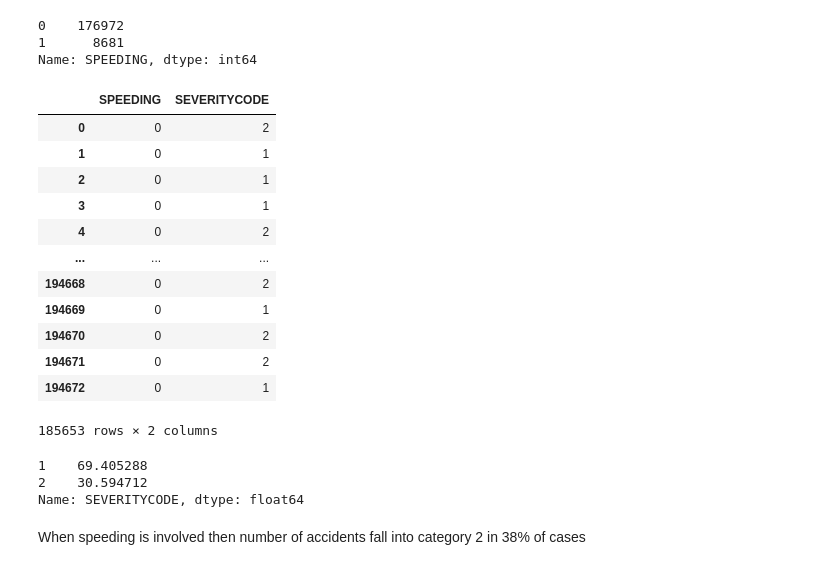
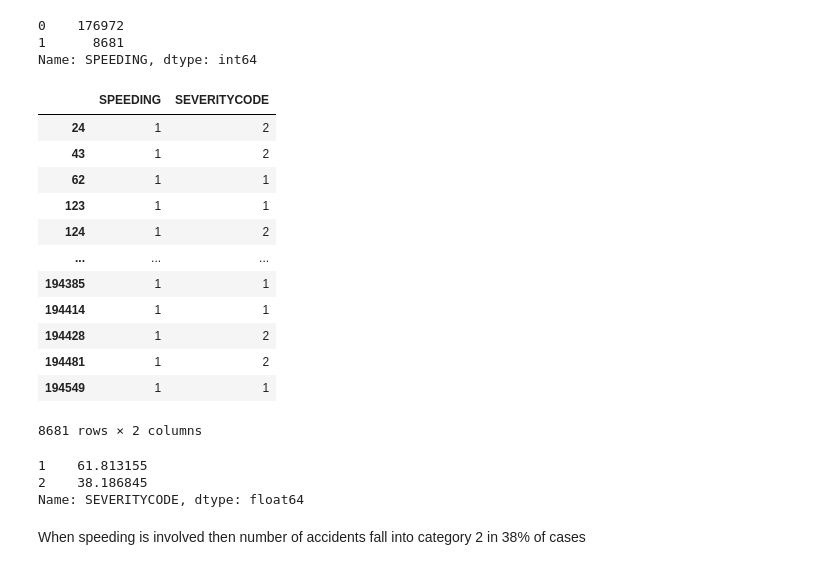
Before and after one commit to hammadyaqoob1985/ibm_capstone_project, a Jupyter notebook: capstone_project.ipynb, the cells around one changed output. Saved outputs shown, nothing was run; the diff lists cells and outputs as text; code cells hidden in the pictures.

```diff
--- a/capstone_project.ipynb
+++ b/capstone_project.ipynb
@@ -70,27 +70,27 @@ df_speeding['SPEEDING'].value_counts()
 Name: SPEEDING, dtype: int64
 # %%
 df_speeding_severity = df_relevant[['SPEEDING','SEVERITYCODE']]
-df_speeding_severity = df_speeding_severity[df_speeding_severity['SPEEDING'].notna()]
+df_speeding_severity = df_speeding_severity[df_speeding_severity['SPEEDING'] == 1]
 df_speeding_severity
 # %% [output]
 |  | SPEEDING | SEVERITYCODE |
-| 0 | 0 | 2 |
-| 1 | 0 | 1 |
-| 2 | 0 | 1 |
-| 3 | 0 | 1 |
-| 4 | 0 | 2 |
+| 24 | 1 | 2 |
+| 43 | 1 | 2 |
+| 62 | 1 | 1 |
+| 123 | 1 | 1 |
+| 124 | 1 | 2 |
 | ... | ... | ... |
-| 194668 | 0 | 2 |
-| 194669 | 0 | 1 |
-| 194670 | 0 | 2 |
-| 194671 | 0 | 2 |
-| 194672 | 0 | 1 |
+| 194385 | 1 | 1 |
+| 194414 | 1 | 1 |
+| 194428 | 1 | 2 |
+| 194481 | 1 | 2 |
+| 194549 | 1 | 1 |
-185653 rows × 2 columns
+8681 rows × 2 columns
 # %%
 df_speeding_severity['SEVERITYCODE'].value_counts(normalize=True) * 100
 # %% [output]
-1    69.405288
-2    30.594712
+1    61.813155
+2    38.186845
 Name: SEVERITYCODE, dtype: float64
 # %% [markdown]
 When speeding is involved then number of accidents fall into category 2 in 38% of cases
```
Also changed, not shown: parts of 11 cells of this notebook.
